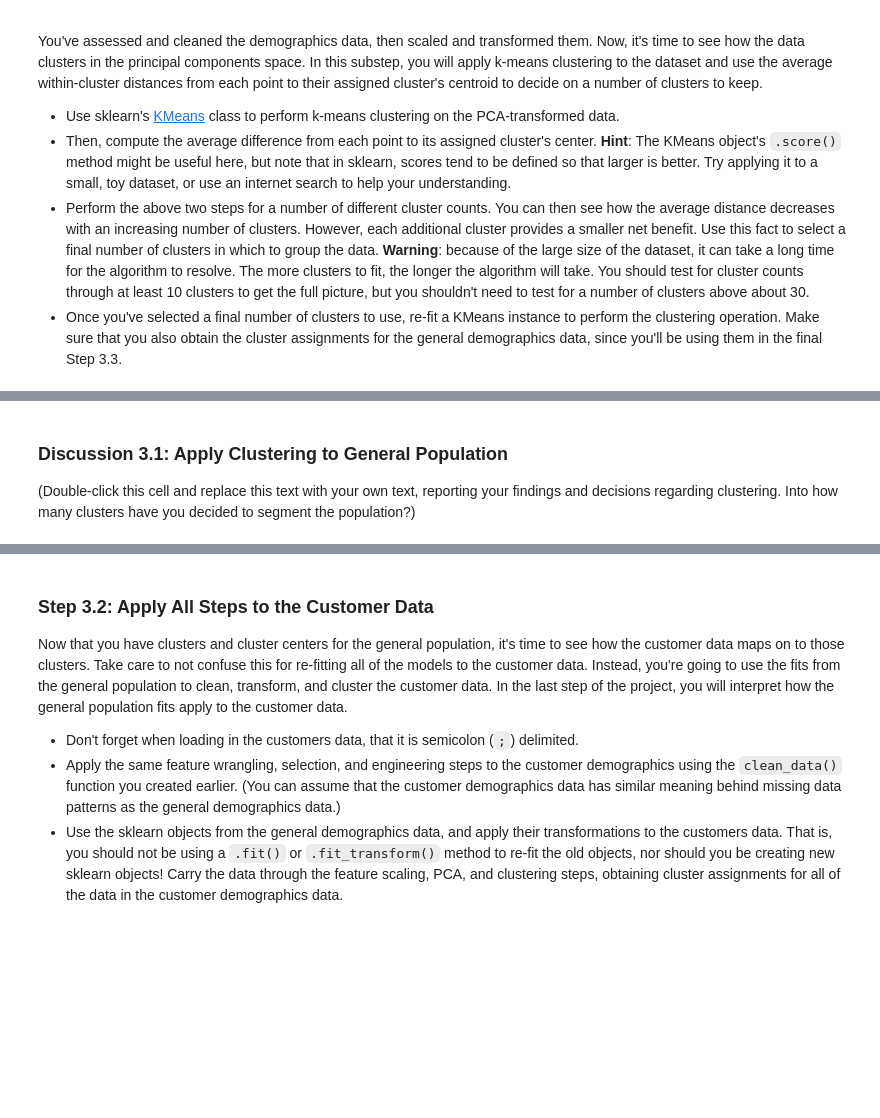
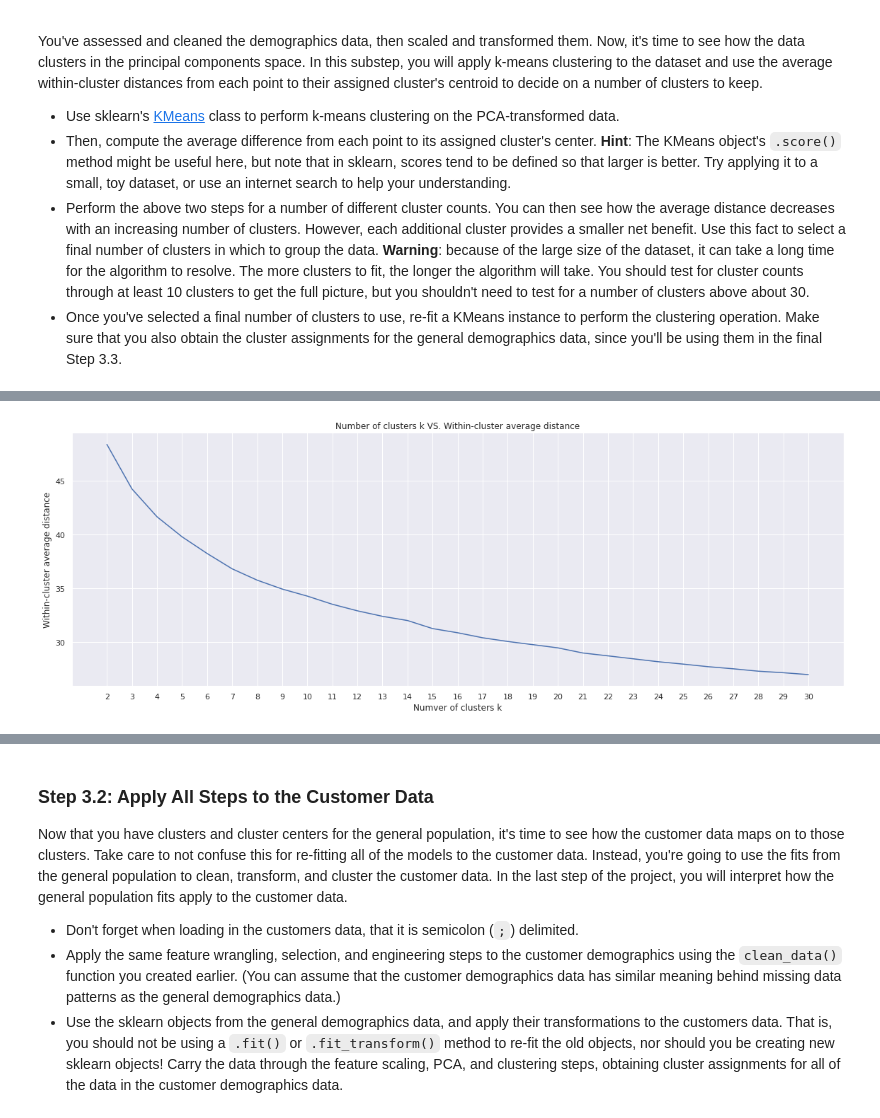
Before and after one commit to droussis/intro_to_ml_with_tf, a Jupyter notebook: arvato_customer_segments/Identify_Customer_Segments.ipynb, the cells around one changed output, grey strips where cells are left out. Saved outputs shown, nothing was run; the diff lists cells and outputs as text; code cells hidden in the pictures; blank space fills up the shorter version.

```diff
--- a/arvato_customer_segments/Identify_Customer_Segments.ipynb
+++ b/arvato_customer_segments/Identify_Customer_Segments.ipynb
@@ -757,20 +760,25 @@ You've assessed and cleaned the demographics data, then scaled and transformed t
 - Once you've selected a final number of clusters to use, re-fit a KMeans instance to perform the clustering operation. Make sure that you also obtain the cluster assignments for the general demographics data, since you'll be using them in the final Step 3.3.
 # %%
 def kmeans_score(data, n_clusters):
-    kmeans = KMeans(n_clusters=n_clusters, random_state=42, n_init=15, max_iter=400)
+    start = timer()
+    kmeans = KMeans(n_clusters=n_clusters, random_state=42,
+                    n_init=32, max_iter=1000, tol=1e-5, n_jobs=-1)
     model = kmeans.fit(data)
-    score = np.abs(model.score(data))
-    print('K-Means for {} clusters has converged in {} with'
-          .format(n_clusters, ,
-          'a within-cluster average distance of {}')
+    dt = timer() - start
+    score = np.abs(model.score(data)) / data.shape[0]
+    print('K-Means for {} clusters has converged in {:.1f} seconds with'
+          .format(n_clusters, dt),
+          'a within-cluster average distance of {:.2f}'
+          .format(score))
     return score
 # %%
 # Over a number of different cluster counts...
-kmeans = KMeans(n_clusters=k, random_state=42, n_init=15, max_iter=400)
-model = kmeans.fit(reduced)
-score = np.abs(model.score(reduced))
+scores = []
+n_clusters_range = np.arange(2, 31)
+for n_clusters in n_clusters_range:
 
     # run k-means clustering on the data and...
-
+    score = kmeans_score(reduced, n_clusters)
 
     # compute the average within-cluster distances.
+    scores.append(score)
@@ -777,6 +803,17 @@ score = np.abs(model.score(reduced))
 # %%
 # Investigate the change in within-cluster distance across number of clusters.
 # HINT: Use matplotlib's plot function to visualize this relationship.
+
+plt.figure(figsize=(16, 6))
+plt.plot(n_clusters_range, scores)
+plt.title('Number of clusters k VS. Within-cluster average distance')
+plt.xticks(n_clusters_range)
+plt.xlabel('Numver of clusters k')
+plt.ylabel('Within-cluster average distance')
+plt.tight_layout()
+plt.show()
+# %% [output]
+[figure, added]
 # %%
 # Re-fit the k-means model with the selected number of clusters and obtain
 # cluster predictions for the general population demographics data.
@@ -783,4 +823,0 @@ score = np.abs(model.score(reduced))
-# %% [markdown]
-### Discussion 3.1: Apply Clustering to General Population
-
-(Double-click this cell and replace this text with your own text, reporting your findings and decisions regarding clustering. Into how many clusters have you decided to segment the population?)
```
Also changed, not shown: parts of 19 cells of this notebook, 1 other file.
